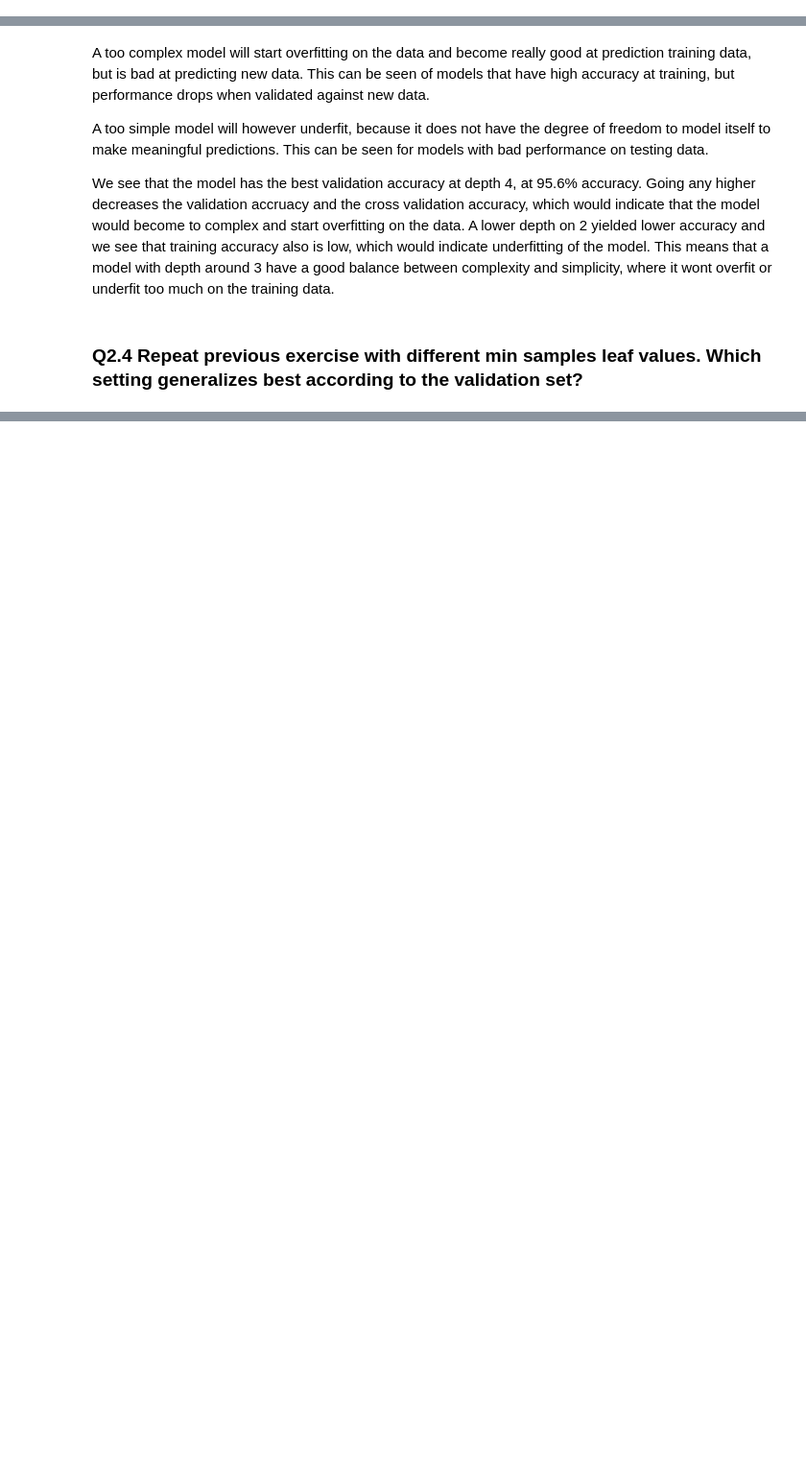
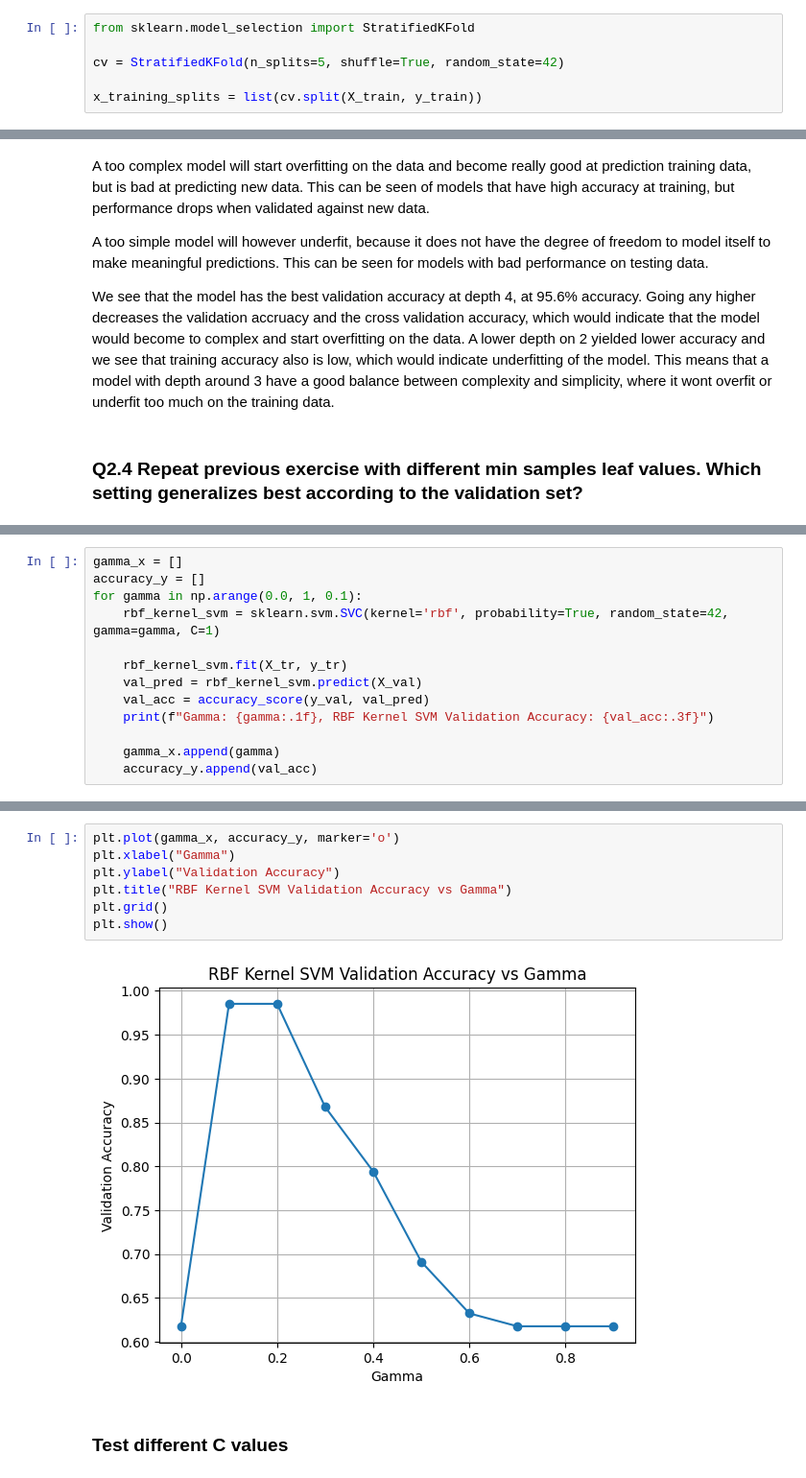
Before and after one commit to JoachimCode/IDATG2208_Assignments, a Jupyter notebook: assignment_2/assignment_2.ipynb, the cells around one changed output, grey strips where cells are left out. Shown at 96% size. Saved outputs shown, nothing was run; the diff lists cells and outputs as text; blank space fills up the shorter version.

```diff
--- a/assignment_2/assignment_2.ipynb
+++ b/assignment_2/assignment_2.ipynb
@@ -118,5 +118,11 @@ X_train, X_validation, y_train, y_validation = sklearn.model_selection.train_tes
 # %% [markdown]
 Now we split the training data into training and validation data. These will be used for training and tweaking of the parameters.
+# %%
+from sklearn.model_selection import StratifiedKFold
+
+cv = StratifiedKFold(n_splits=5, shuffle=True, random_state=42)
+
+x_training_splits = list(cv.split(X_train, y_train))
 # %% [markdown]
 ## Exercise-2: Decision Trees
 # %% [markdown]
@@ -378,0 +602,13 @@ Here we do the same using depth 4 and testing different minimum leaf samples. We
+# %%
+gamma_x = []
+accuracy_y = []
+for gamma in np.arange(0.0, 1, 0.1):
+    rbf_kernel_svm = sklearn.svm.SVC(kernel='rbf', probability=True, random_state=42, gamma=gamma, C=1)
+
+    rbf_kernel_svm.fit(X_tr, y_tr)
+    val_pred = rbf_kernel_svm.predict(X_val)
+    val_acc = accuracy_score(y_val, val_pred)
+    print(f"Gamma: {gamma:.1f}, RBF Kernel SVM Validation Accuracy: {val_acc:.3f}")
+
+    gamma_x.append(gamma)
+    accuracy_y.append(val_acc)
@@ -378,0 +626,11 @@ Here we do the same using depth 4 and testing different minimum leaf samples. We
+# %%
+plt.plot(gamma_x, accuracy_y, marker='o')
+plt.xlabel("Gamma")
+plt.ylabel("Validation Accuracy")
+plt.title("RBF Kernel SVM Validation Accuracy vs Gamma")
+plt.grid()
+plt.show()
+# %% [output]
+[figure, added]
+# %% [markdown]
+### Test different C values
```
Also changed, not shown: parts of 55 cells of this notebook, 1 other file.
